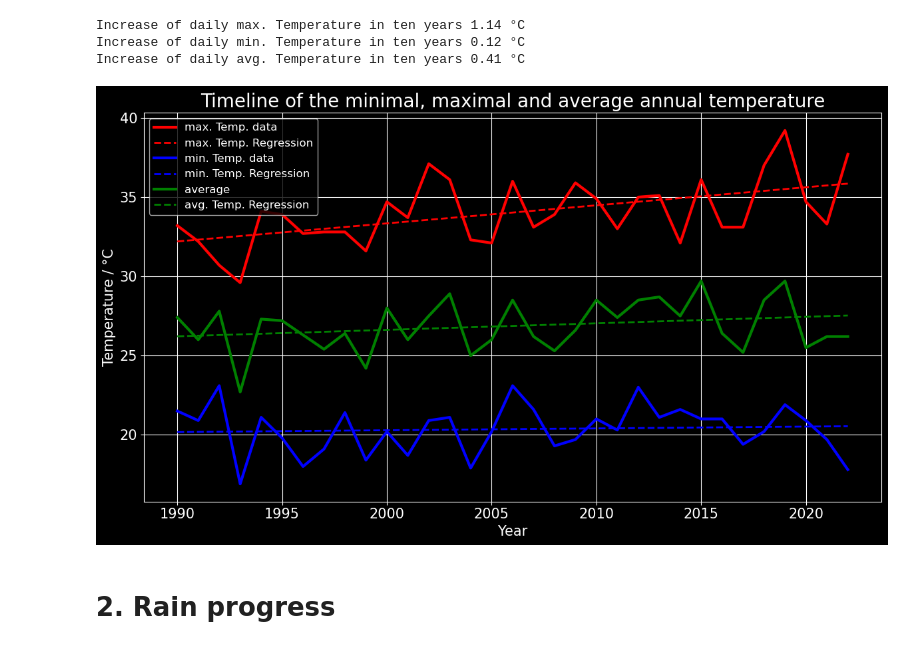
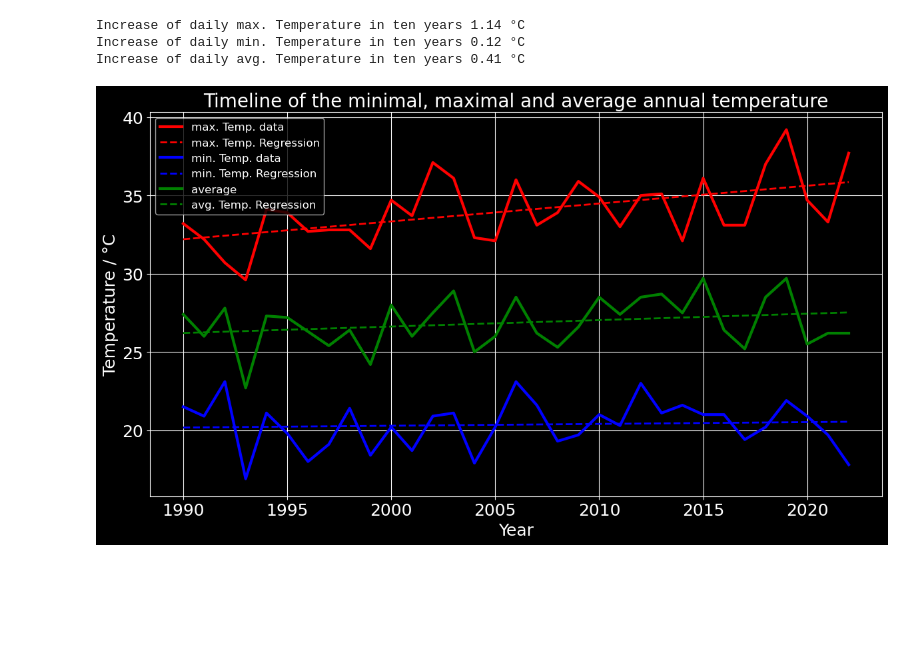
Before and after one commit to SamGTex/climate-analysis, a Jupyter notebook: analyse/Report_Dortmund_2022.ipynb, the cells around one changed output. Saved outputs shown, nothing was run; the diff lists cells and outputs as text; code cells hidden in the pictures; blank space fills up the shorter version.

```diff
--- a/analyse/Report_Dortmund_2022.ipynb
+++ b/analyse/Report_Dortmund_2022.ipynb
@@ -215,35 +215,33 @@ Increase of daily avg. Temperature in ten years 0.41 °C
 # %%
 # Timeline: annual temperature progress
 plt.figure(figsize=(12,7), dpi=100)
 
 # plot minimal annual temperature
 plt.plot(x, max_temp_year, color='red', linewidth=3, label='max. Temp. data')
 plt.plot(x,linear_max_fn(x), '--', color='red', linewidth=2, label='max. Temp. Regression')
 
 # plot maximal annual temperature
 plt.plot(x, min_temp_year, color='blue', linewidth=3, label='min. Temp. data')
 plt.plot(x,linear_min_fn(x), '--', color='blue', linewidth=2, label='min. Temp. Regression')
 
 # plot average annual temperature
 plt.plot(x, avg_temp_year, color='green', linewidth=3, label='average')
 plt.plot(x,linear_avg_fn(x), '--', color='green', linewidth=2, label='avg. Temp. Regression')
 
 # matplotlib config
 plt.grid()
-plt.xlabel('Year', fontsize=15)
-plt.ylabel('Temperature / °C', fontsize=15)
-plt.xticks(fontsize=15)
-plt.yticks(fontsize=15)
+plt.xlabel('Year', fontsize=18)
+plt.ylabel('Temperature / °C', fontsize=18)
+plt.xticks(fontsize=18)
+plt.yticks(fontsize=18)
 plt.title(f'Timeline of the minimal, maximal and average annual temperature', fontsize=20)
 plt.legend(fontsize=12)
 plt.tight_layout()
 
 # save image as pdf and png
 plt.savefig(f'../figures/pdf/annual_temp_{start_year}-{end_year}.pdf')
 plt.savefig(f'../figures/png/annual_temp_{start_year}-{end_year}.png', dpi=300)
 # show image
 plt.show()
 # %% [output]
-[figure, old version]
+[figure, new version]
-# %% [markdown]
-# 2. Rain progress
```
Also changed, not shown: parts of 9 cells of this notebook, 10 other files.
